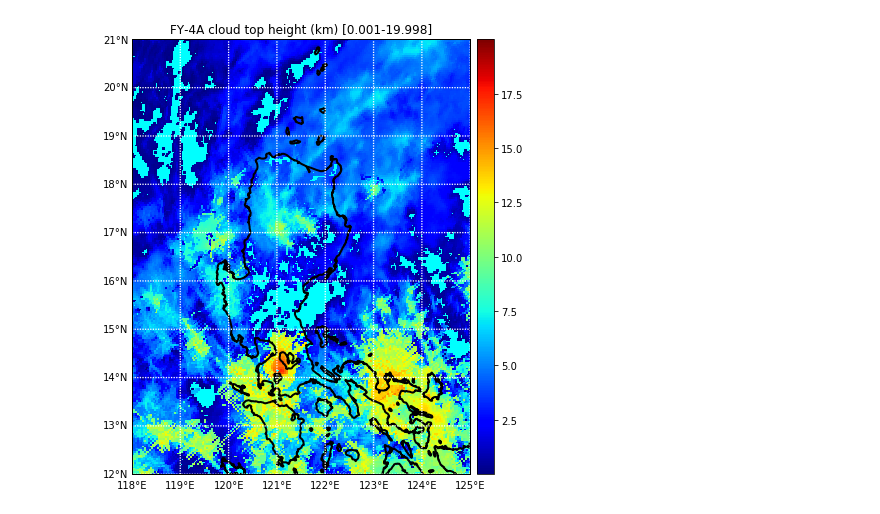
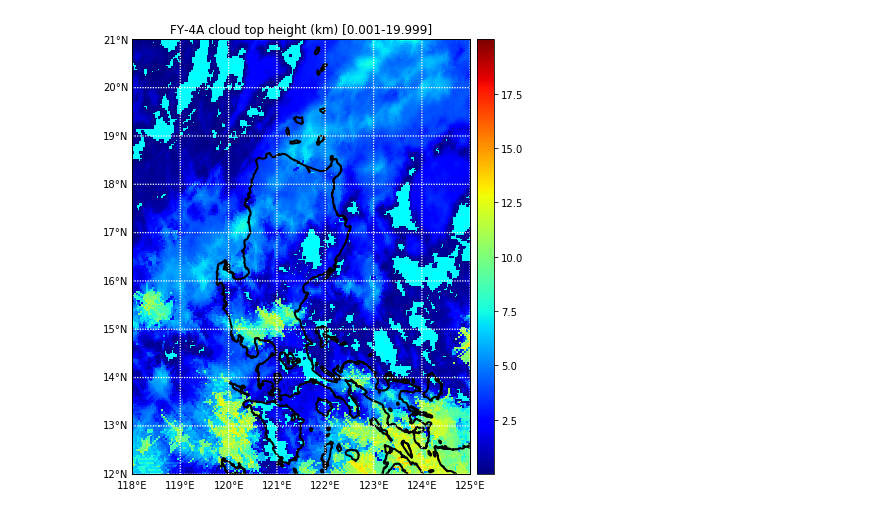
Before and after one commit to ektf1147/JUPYTER, a Jupyter notebook: Taal_volcano/codes/Plot_FY4A_CTH.ipynb, the cells around one changed output. Drawn from its saved outputs; the diff is of its cells as text; code cells hidden in the pictures.

```diff
--- a/Taal_volcano/codes/Plot_FY4A_CTH.ipynb
+++ b/Taal_volcano/codes/Plot_FY4A_CTH.ipynb
@@ -10,8 +10,8 @@ import numpy as np
 
 # Read FY-4A CTHs (4 km resolution)
 dir = '/storage1/jhlee/NMSC_2018/FY_4A_AGRI/'
-sttime = '20200112080000'
-edtime = '20200112081459'
+sttime = '20200112050000'
+edtime = '20200112051459'
 fname = dir + 'FY4A-_AGRI--_N_DISK_1047E_L2-_CTH-_MULT_NOM_'+sttime+'_'+edtime+'_4000M_V0001.NC'
 f = Dataset(fname, 'r')
 cth = f.variables['CTH'][:]/1000.
@@ -26,31 +26,31 @@ lon = f.variables['Longitude']
 # Plot FY-4A CTHs
 plt.figure(figsize=(8,8))
 llcrnrlat = 12
 urcrnrlat = 21
 llcrnrlon = 118
 urcrnrlon = 125
 
 map = Basemap(projection='cyl', llcrnrlat= llcrnrlat, urcrnrlat = urcrnrlat,\
               llcrnrlon = llcrnrlon, urcrnrlon = urcrnrlon, resolution = 'h')
 
 x, y = map(lon, lat)
 
 cs = map.pcolormesh(x,y,cth, shading='flat', cmap=plt.cm.jet)
 
 map.drawcoastlines(linewidth=2)
 
 map.drawparallels(np.arange(llcrnrlat,urcrnrlat+1,1.), labels=[True,False,False,False], color='white', linewidth=1.3)
 map.drawmeridians(np.arange(llcrnrlon,urcrnrlon+1,1.), labels=[False,False,False,True], color='white', linewidth=1.3)
 map.drawmapboundary(fill_color='aqua')
 
 cb = map.colorbar(cs, "right")
 
 
 # show result plot
 minval = np.min(cth)
 maxval = np.max(cth)
 plt.title("FY-4A cloud top height (km) [%5.3f-%6.3f]" %(minval,maxval))
 plt.savefig('../plots/FY4A_CTHs_'+sttime+'.png', dpi=300)
 plt.show()
 # %% [output]
-[figure, old version]
+[figure, new version]
```
Also changed, not shown: 21 other files.
